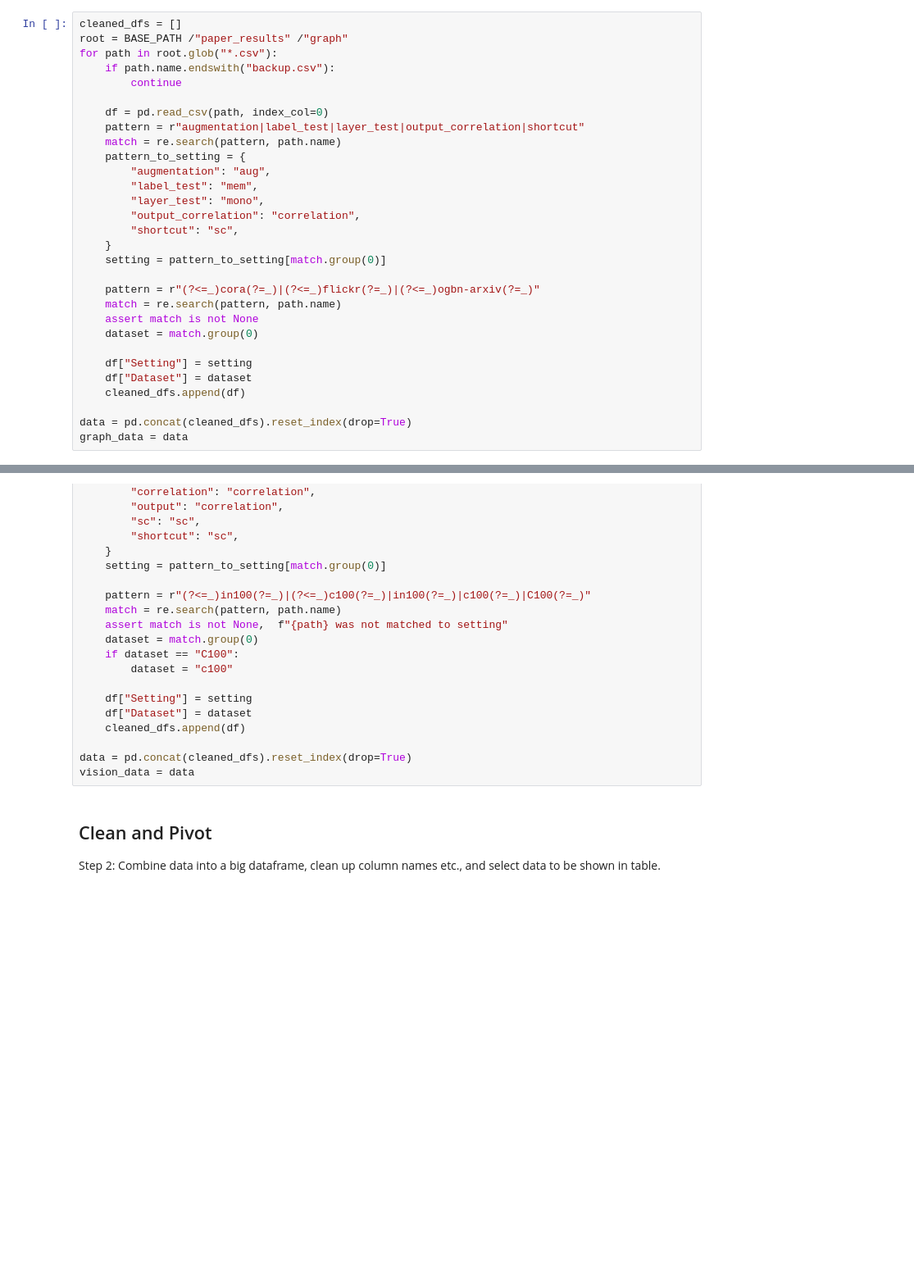
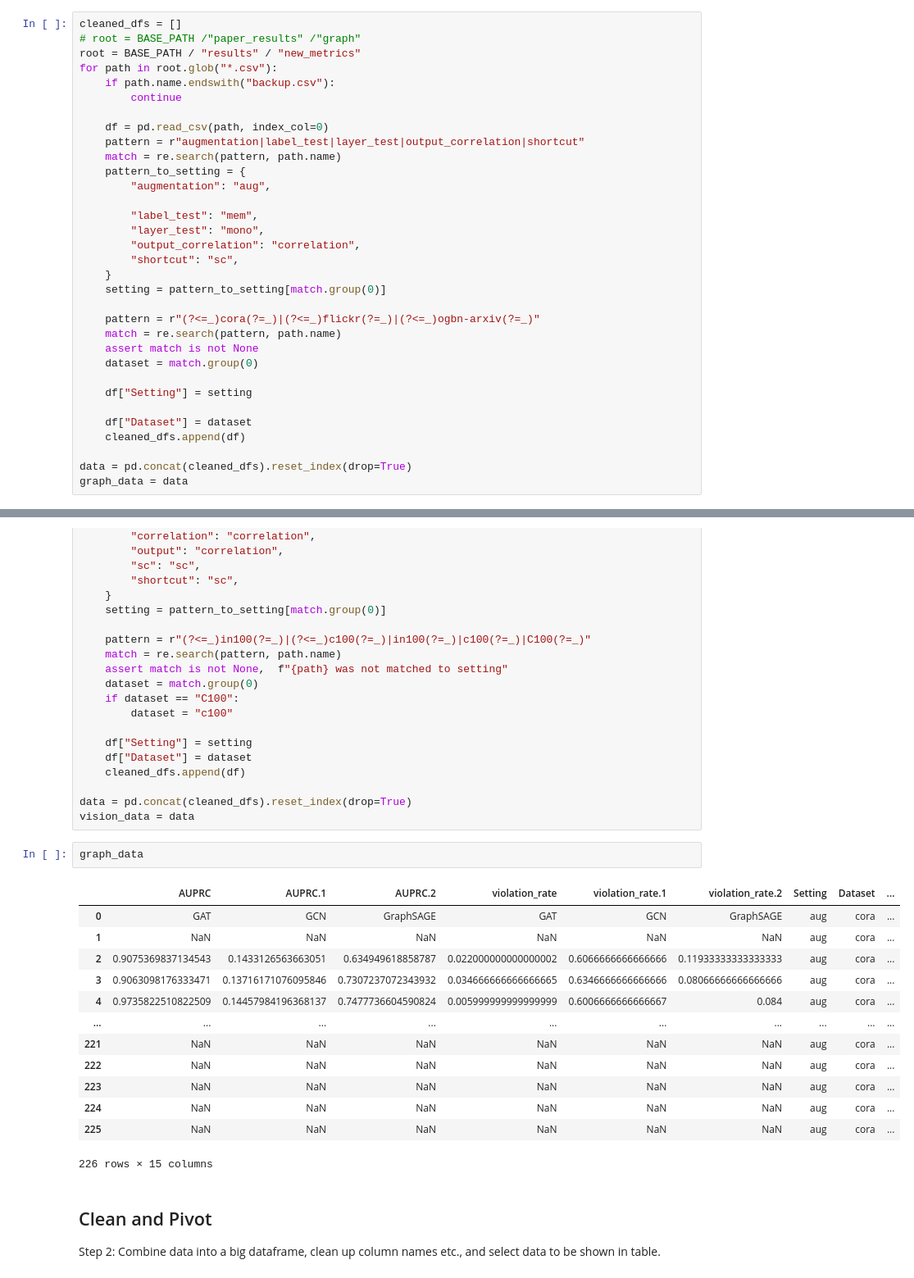
Before and after one commit to barweiss1/resi, a Jupyter notebook: tables_and_plots.ipynb, the cells around one changed output, grey strips where cells are left out. Shown at 82% size. Saved outputs shown, nothing was run; the diff lists cells and outputs as text; blank space fills up the shorter version.

```diff
--- a/tables_and_plots.ipynb
+++ b/tables_and_plots.ipynb
@@ -113,6 +129,7 @@ nlp_data = data
 # %%
 cleaned_dfs = []
-root = BASE_PATH /"paper_results" /"graph"
+# root = BASE_PATH /"paper_results" /"graph"
+root = BASE_PATH / "results" / "new_metrics"
 for path in root.glob("*.csv"):
     if path.name.endswith("backup.csv"):
         continue
@@ -122,6 +139,7 @@ for path in root.glob("*.csv"):
     match = re.search(pattern, path.name)
     pattern_to_setting = {
         "augmentation": "aug",
+
         "label_test": "mem",
         "layer_test": "mono",
         "output_correlation": "correlation",
@@ -135,6 +153,7 @@ for path in root.glob("*.csv"):
     dataset = match.group(0)
 
     df["Setting"] = setting
+
     df["Dataset"] = dataset
     cleaned_dfs.append(df)
 
@@ -173,6 +192,22 @@ for path in root.glob("*.csv"):
 
 data = pd.concat(cleaned_dfs).reset_index(drop=True)
 vision_data = data
+# %%
+graph_data
+# %% [output]
+|  | AUPRC | AUPRC.1 | AUPRC.2 | violation_rate | violation_rate.1 | violation_rate.2 | Setting | Dataset | ... |
+| 0 | GAT | GCN | GraphSAGE | GAT | GCN | GraphSAGE | aug | cora | ... |
+| 1 | NaN | NaN | NaN | NaN | NaN | NaN | aug | cora | ... |
+| 2 | 0.9075369837134543 | 0.1433126563663051 | 0.634949618858787 | 0.022000000000000002 | 0.6066666666666666 | 0.11933333333333333 | aug | cora | ... |
+| 3 | 0.9063098176333471 | 0.13716171076095846 | 0.7307237072343932 | 0.034666666666666665 | 0.6346666666666666 | 0.08066666666666666 | aug | cora | ... |
+| 4 | 0.9735822510822509 | 0.14457984196368137 | 0.7477736604590824 | 0.005999999999999999 | 0.6006666666666667 | 0.084 | aug | cora | ... |
+| ... | ... | ... | ... | ... | ... | ... | ... | ... | ... |
+| 221 | NaN | NaN | NaN | NaN | NaN | NaN | aug | cora | ... |
+| 222 | NaN | NaN | NaN | NaN | NaN | NaN | aug | cora | ... |
+| 223 | NaN | NaN | NaN | NaN | NaN | NaN | aug | cora | ... |
+| 224 | NaN | NaN | NaN | NaN | NaN | NaN | aug | cora | ... |
+| 225 | NaN | NaN | NaN | NaN | NaN | NaN | aug | cora | ... |
+226 rows × 15 columns
 # %% [markdown]
 ## Clean and Pivot
 
```
Also changed, not shown: parts of 4 cells of this notebook, 2 other files.
